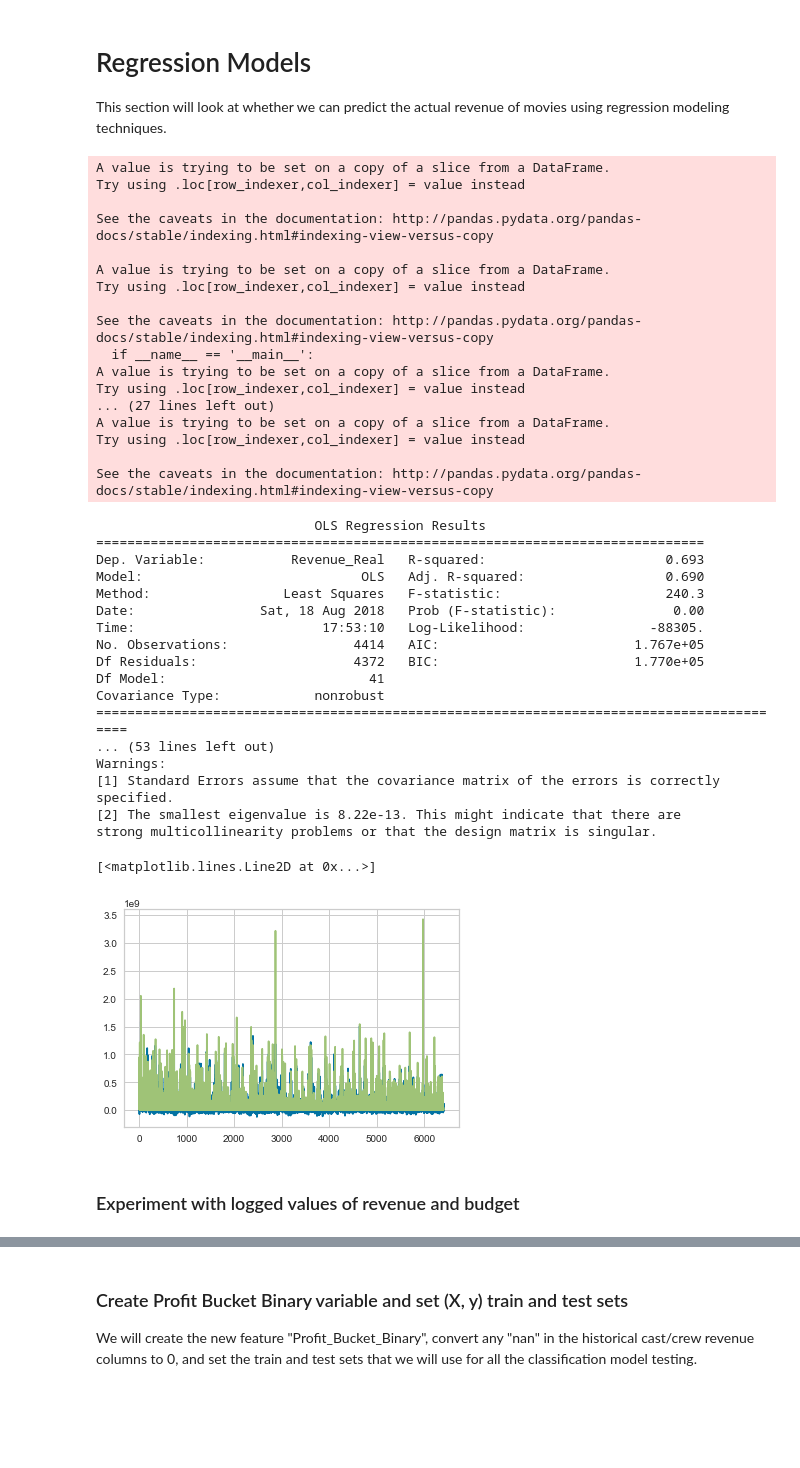
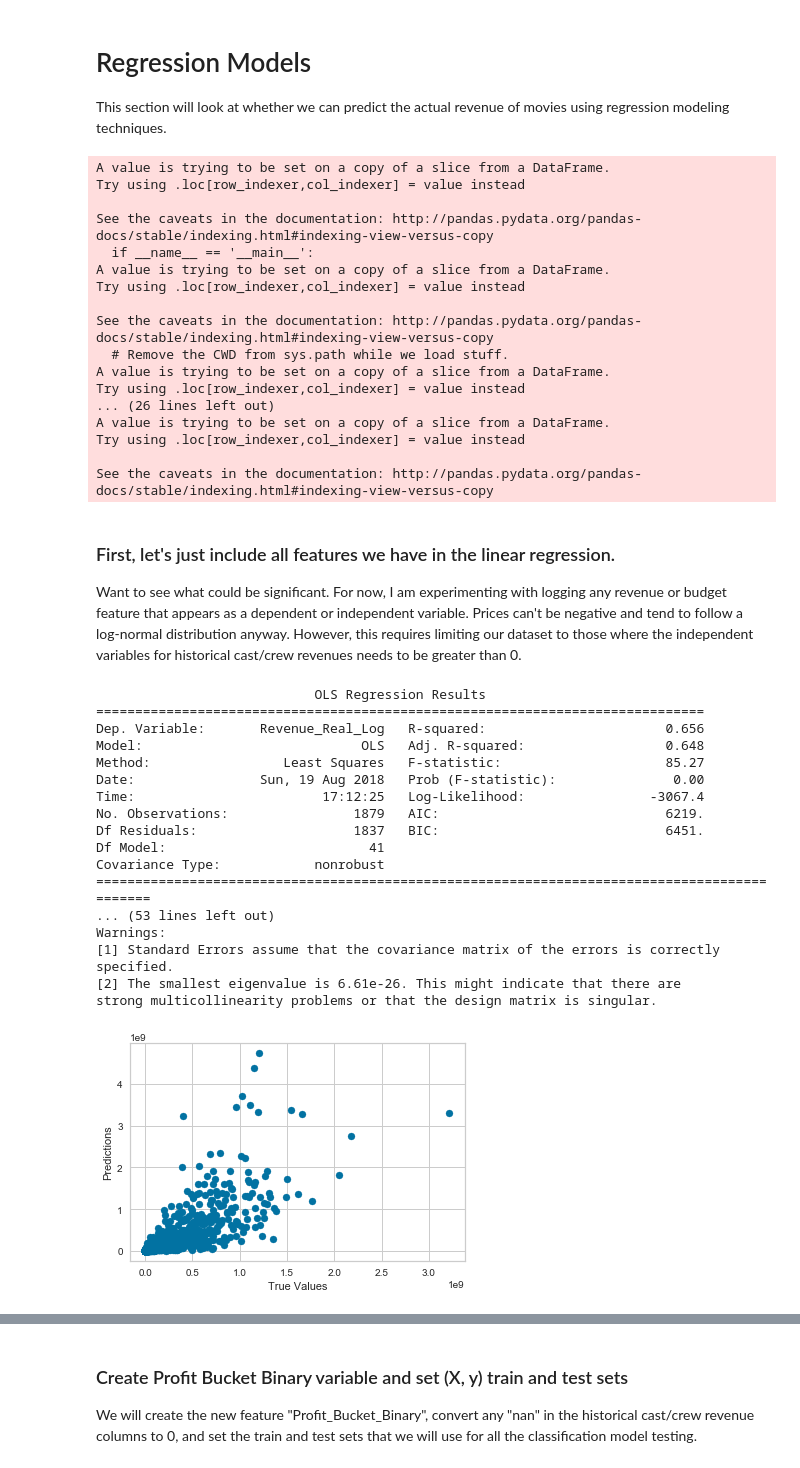
Before and after one commit to fagan2888/Box-Office, a Jupyter notebook: codes/Data_modeling_notebook/modelMoviesData.ipynb, the cells around one changed output, grey strips where cells are left out. Drawn from its saved outputs; the diff is of its cells as text; code cells hidden in the pictures; blank space fills up the shorter version.

```diff
--- a/codes/Data_modeling_notebook/modelMoviesData.ipynb
+++ b/codes/Data_modeling_notebook/modelMoviesData.ipynb
@@ -54,9 +57,10 @@ This section will look at whether we can predict the actual revenue of movies us
 # %%
 #Limit dataset to those with filled in Revenue, Budget, and Length columns.  Based on what I've seen, this helps to
 #get rid of remaining duplicates in dataset.  Also helps to narrow down dataset to test profitability, where we
-#need both revenue and budget filled in.  We could experiment with movies with revenue greater than $100,000, if
-#we choose to.
-test = movies[(movies['Revenue_Real']>0)&(movies['Budget_Real']>0)&(movies['Length']>0)]
+#need both revenue and budget filled in. Here, we could experiment with movies with revenue greater than $500,000, if
+#we choose to avoid smaller movies. Can also avoid largest revenues above $1 billion, if necessary.
+test = movies[(movies['Revenue_Real']>0)&(movies['Budget_Real']>0)&(movies['Length']>0)&(movies['Revenue_Actor_Real']>0)&
+             (movies['Revenue_Director_Real']>0)&(movies['Revenue_Writer_Real']>0)]
 
 #Put zero where null
 test['Revenue_Actor_Real']=test['Revenue_Actor_Real'].apply(lambda x: 0 if pd.isnull(x) else x)
@@ -73,11 +77,6 @@ test['Revenue_Writer_Real_Log']=np.log(test['Revenue_Writer_Real'])
 #Create a feature called 'constant' to use in regression model.
 test['constant'] =1
 # %% [output]
-A value is trying to be set on a copy of a slice from a DataFrame.
-Try using .loc[row_indexer,col_indexer] = value instead
-
-See the caveats in the documentation: http://pandas.pydata.org/pandas-docs/stable/indexing.html#indexing-view-versus-copy
-
 A value is trying to be set on a copy of a slice from a DataFrame.
 Try using .loc[row_indexer,col_indexer] = value instead
 
@@ -85,13 +84,22 @@ See the caveats in the documentation: http://pandas.pydata.org/pandas-docs/stabl
   if __name__ == '__main__':
 A value is trying to be set on a copy of a slice from a DataFrame.
 Try using .loc[row_indexer,col_indexer] = value instead
-... (27 lines left out)
+
+See the caveats in the documentation: http://pandas.pydata.org/pandas-docs/stable/indexing.html#indexing-view-versus-copy
+  # Remove the CWD from sys.path while we load stuff.
+A value is trying to be set on a copy of a slice from a DataFrame.
+Try using .loc[row_indexer,col_indexer] = value instead
+... (26 lines left out)
 A value is trying to be set on a copy of a slice from a DataFrame.
 Try using .loc[row_indexer,col_indexer] = value instead
 
 See the caveats in the documentation: http://pandas.pydata.org/pandas-docs/stable/indexing.html#indexing-view-versus-copy
+# %% [markdown]
+### First, let's just include all features we have in the linear regression.
+
+Want to see what could be significant. For now, I am experimenting with logging any revenue or budget feature that appears as a dependent or independent variable.  Prices can't be negative and tend to follow a log-normal distribution anyway.  However, this requires limiting our dataset to those where the independent variables for historical cast/crew revenues needs to be greater than 0.
 # %%
-model = sm.OLS((test['Revenue_Real']), test[['constant', "Budget_Real", "Holiday", "Summer", "Spring", "Fall", "Winter",
+X = test[['constant', "Budget_Real_Log", "Holiday", "Summer", "Spring", "Fall", "Winter",
 'Rating_RT', 'Rating_IMDB', 'Rating_Metacritic','isCollection','Length',
 'Genre_Drama', 'Genre_Comedy', 'Genre_Action_Adventure', 'Genre_Thriller_Horror',
  'Genre_Romance', 'Genre_Crime_Mystery', 'Genre_Animation', 'Genre_Scifi',
@@ -100,40 +108,37 @@ model = sm.OLS((test['Revenue_Real']), test[['constant', "Budget_Real", "Holiday
 'Comp_Disney','Comp_DreamWorks', 'Comp_Fox', 'Comp_Lionsgate',
  'Comp_MGM', 'Comp_Miramax', 'Comp_Paramount', 'Comp_Sony',
  'Comp_Universal', 'Comp_WarnerBros', 'Comp_Other',
-'Revenue_Actor_Real','Revenue_Director_Real', 'Revenue_Writer_Real',
-'Nominated_Major','Nominated_Minor', 'Won_Major', 'Won_Minor']])
+'Revenue_Actor_Real_Log','Revenue_Director_Real_Log', 'Revenue_Writer_Real_Log',
+'Nominated_Major','Nominated_Minor', 'Won_Major', 'Won_Minor']]
 
-#test[['Budget_Real', 'Rating_RT', 'Summer', 'Winter', 'Holiday','Genre_Drama','Genre_Comedy',
-#'Rated_G_PG', 'Rated_R', 'Rated_PG-13','Comp_DreamWorks','Comp_Fox','Comp_Lionsgate','Comp_MGM',
-#'Comp_Miramax','Comp_Paramount','Comp_Sony','Comp_Universal','Comp_WarnerBros', 'Comp_Other',
-#'Revenue_Actor_Real','Revenue_Director_Real','Revenue_Writer_Real','isCollection', 'Length']]
+y = test['Revenue_Real_Log']
 # %%
+model = sm.OLS(y, X)
 results = model.fit()
 print(results.summary())
 # %% [output]
                             OLS Regression Results
 ==============================================================================
-Dep. Variable:           Revenue_Real   R-squared:                       0.693
-Model:                            OLS   Adj. R-squared:                  0.690
-Method:                 Least Squares   F-statistic:                     240.3
-Date:                Sat, 18 Aug 2018   Prob (F-statistic):               0.00
-Time:                        17:53:10   Log-Likelihood:                -88305.
-No. Observations:                4414   AIC:                         1.767e+05
-Df Residuals:                    4372   BIC:                         1.770e+05
+Dep. Variable:       Revenue_Real_Log   R-squared:                       0.656
+Model:                            OLS   Adj. R-squared:                  0.648
+Method:                 Least Squares   F-statistic:                     85.27
+Date:                Sun, 19 Aug 2018   Prob (F-statistic):               0.00
+Time:                        17:12:25   Log-Likelihood:                -3067.4
+No. Observations:                1879   AIC:                             6219.
+Df Residuals:                    1837   BIC:                             6451.
 Df Model:                          41
 Covariance Type:            nonrobust
-==========================================================================================
+=============================================================================================
 ... (53 lines left out)
 Warnings:
 [1] Standard Errors assume that the covariance matrix of the errors is correctly specified.
-[2] The smallest eigenvalue is 8.22e-13. This might indicate that there are
+[2] The smallest eigenvalue is 6.61e-26. This might indicate that there are
 strong multicollinearity problems or that the design matrix is singular.
-# %%
-%matplotlib inline
-plt.plot(results.fittedvalues)#, test['Revenue_Real'])
-plt.plot(test['Revenue_Real'])
-# %% [output]
-[<matplotlib.lines.Line2D at 0x...>]
-[figure, removed]
-# %% [markdown]
-### Experiment with logged values of revenue and budget
+# %%
+%matplotlib inline
+plt.scatter((test['Revenue_Real']), np.exp(results.fittedvalues))
+plt.xlabel('True Values')
+plt.ylabel('Predictions')
+plt.show()
+# %% [output]
+[figure, added]
```
Also changed, not shown: parts of 86 cells of this notebook, 1 other file.
